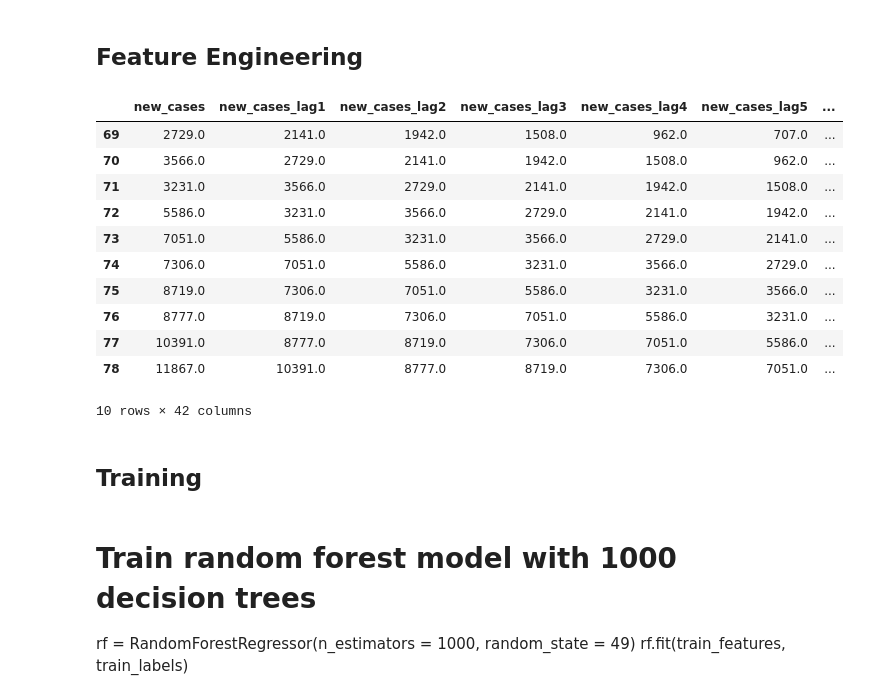
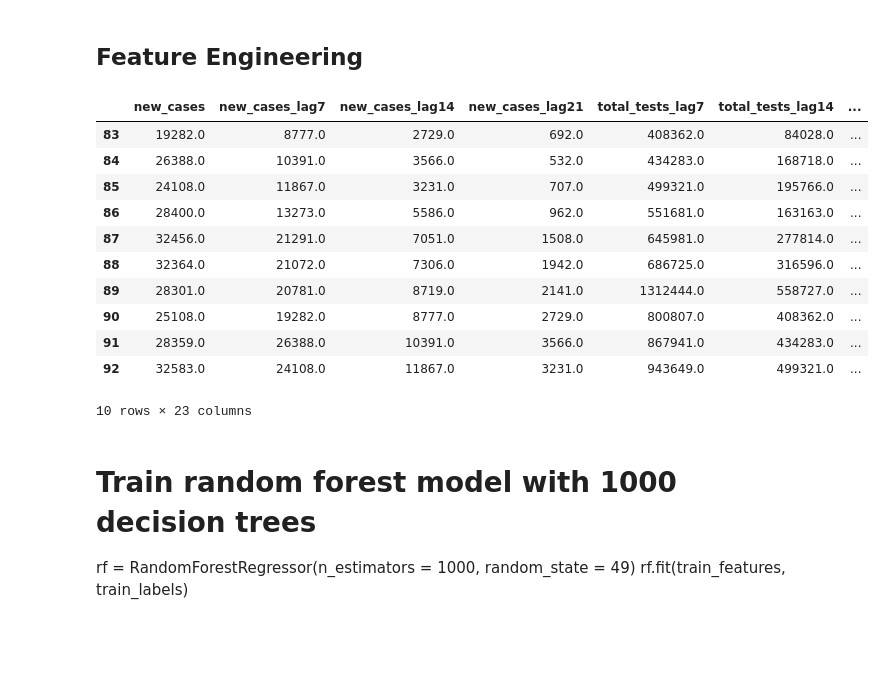
Before and after one commit to ostormer/covid_ml, a Jupyter notebook: Random Forest.ipynb, the cells around one changed output. Cells and saved outputs as stored; diff of their text form; code cells hidden in the pictures; blank space fills up the shorter version.

```diff
--- a/Random Forest.ipynb
+++ b/Random Forest.ipynb
@@ -192,57 +193,45 @@ features = df.drop(['new_cases_log', 'new_cases_sqrt', 'new_cases_cbrt', 'new_ca
 features = features.drop('date', axis = 1)
 
 # Create lags
-lag = 7
+lag = 3
 
 def build_lagged_features(s,lag=3,dropna=True):
-    '''
-    Builds a new DataFrame to facilitate regressing over all possible lagged features
-    '''
     if type(s) is pd.DataFrame:
         new_dict={}
         for col_name in s:
             new_dict[col_name]=s[col_name]
             # create lagged Series
             for l in range(1,lag+1):
-                new_dict['%s_lag%d' %(col_name,l)]=s[col_name].shift(l)
+                new_dict['%s_lag%d' %(col_name,l*7)]=s[col_name].shift(l*7)
         res=pd.DataFrame(new_dict,index=s.index)
-
-    elif type(s) is pd.Series:
-        the_range=range(lag+1)
-        res=pd.concat([s.shift(i) for i in the_range],axis=1)
-        res.columns=['lag_%d' %i for i in the_range]
-    else:
-        print('Only works for DataFrame or Series')
-        return None
     if dropna:
         return res.dropna()
     else:
         return res
 
 lagged_features = build_lagged_features(features.drop(['day', 'month', 'year', 'weekday'], axis = 1), lag=lag)
 lagged_features['day'] = features['day'][lag:]
 lagged_features['month'] = features['month'][lag:]
 lagged_features['year'] = features['year'][lag:]
 lagged_features['weekday'] = features['weekday'][lag:]
 
 features = lagged_features
+features = features.drop(['total_tests', 'new_tests', 'new_cases_diff'], axis = 1)
 
 # One-hot encode weekdays
 features = pd.get_dummies(features)
 
 features.head(10)
 # %% [output]
-|  | new_cases | new_cases_lag1 | new_cases_lag2 | new_cases_lag3 | new_cases_lag4 | new_cases_lag5 | ... |
-| 69 | 2729.0 | 2141.0 | 1942.0 | 1508.0 | 962.0 | 707.0 | ... |
-| 70 | 3566.0 | 2729.0 | 2141.0 | 1942.0 | 1508.0 | 962.0 | ... |
-| 71 | 3231.0 | 3566.0 | 2729.0 | 2141.0 | 1942.0 | 1508.0 | ... |
-| 72 | 5586.0 | 3231.0 | 3566.0 | 2729.0 | 2141.0 | 1942.0 | ... |
-| 73 | 7051.0 | 5586.0 | 3231.0 | 3566.0 | 2729.0 | 2141.0 | ... |
-| 74 | 7306.0 | 7051.0 | 5586.0 | 3231.0 | 3566.0 | 2729.0 | ... |
-| 75 | 8719.0 | 7306.0 | 7051.0 | 5586.0 | 3231.0 | 3566.0 | ... |
-| 76 | 8777.0 | 8719.0 | 7306.0 | 7051.0 | 5586.0 | 3231.0 | ... |
-| 77 | 10391.0 | 8777.0 | 8719.0 | 7306.0 | 7051.0 | 5586.0 | ... |
-| 78 | 11867.0 | 10391.0 | 8777.0 | 8719.0 | 7306.0 | 7051.0 | ... |
+|  | new_cases | new_cases_lag7 | new_cases_lag14 | new_cases_lag21 | total_tests_lag7 | total_tests_lag14 | ... |
+| 83 | 19282.0 | 8777.0 | 2729.0 | 692.0 | 408362.0 | 84028.0 | ... |
+| 84 | 26388.0 | 10391.0 | 3566.0 | 532.0 | 434283.0 | 168718.0 | ... |
+| 85 | 24108.0 | 11867.0 | 3231.0 | 707.0 | 499321.0 | 195766.0 | ... |
+| 86 | 28400.0 | 13273.0 | 5586.0 | 962.0 | 551681.0 | 163163.0 | ... |
+| 87 | 32456.0 | 21291.0 | 7051.0 | 1508.0 | 645981.0 | 277814.0 | ... |
+| 88 | 32364.0 | 21072.0 | 7306.0 | 1942.0 | 686725.0 | 316596.0 | ... |
+| 89 | 28301.0 | 20781.0 | 8719.0 | 2141.0 | 1312444.0 | 558727.0 | ... |
+| 90 | 25108.0 | 19282.0 | 8777.0 | 2729.0 | 800807.0 | 408362.0 | ... |
+| 91 | 28359.0 | 26388.0 | 10391.0 | 3566.0 | 867941.0 | 434283.0 | ... |
+| 92 | 32583.0 | 24108.0 | 11867.0 | 3231.0 | 943649.0 | 499321.0 | ... |
-10 rows × 42 columns
+10 rows × 23 columns
-# %% [markdown]
-## Training
```
Also changed, not shown: parts of 14 cells of this notebook, 3 other files.
